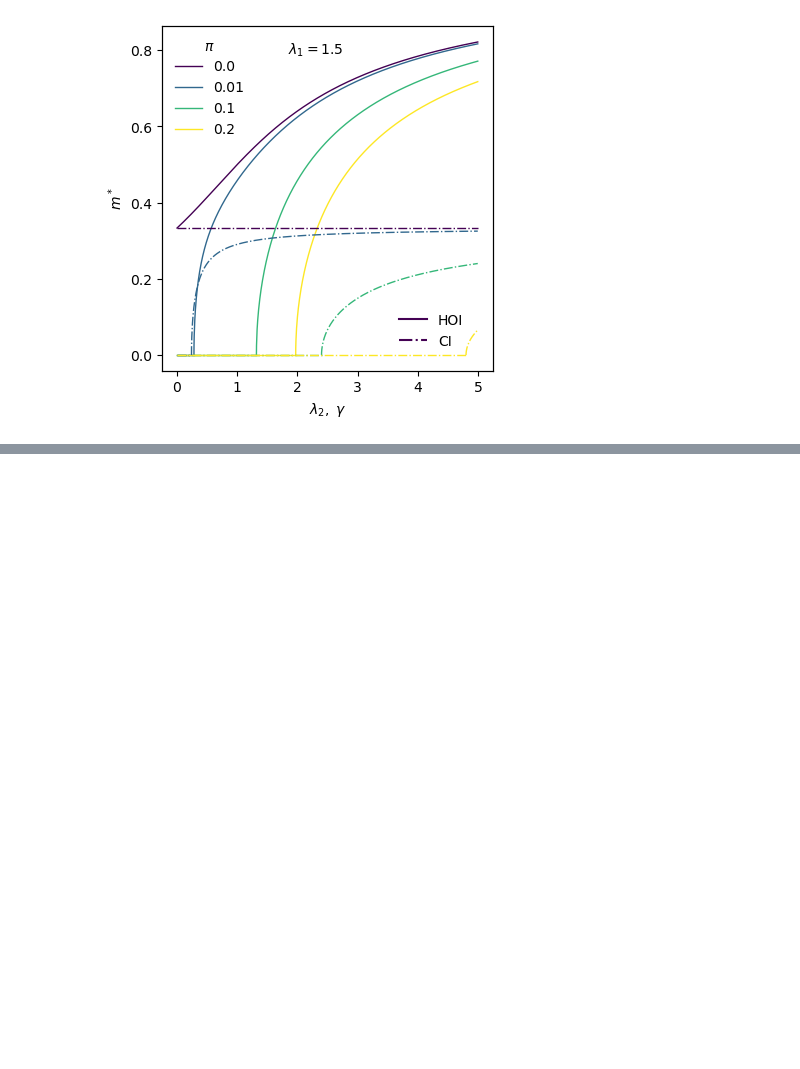
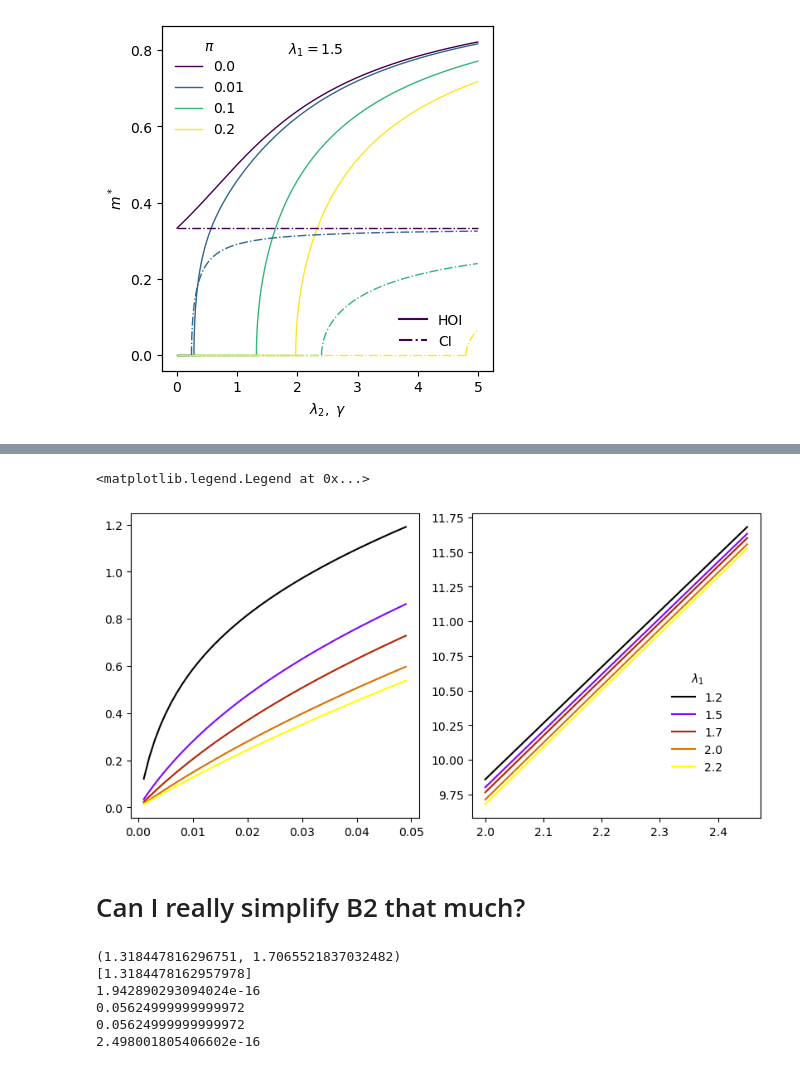
Before and after one commit to dmarchp/TFM_code, a Jupyter notebook: non_lin_models/det_sols_non_lin/1and2simplices.ipynb, the cells around one changed output, grey strips where cells are left out. Drawn from its saved outputs; the diff is of its cells as text; code cells hidden in the pictures; blank space fills up the shorter version.

```diff
--- a/non_lin_models/det_sols_non_lin/1and2simplices.ipynb
+++ b/non_lin_models/det_sols_non_lin/1and2simplices.ipynb
@@ -1056,0 +1027,31 @@ fig.savefig(f'bifurcations_m_HOI_vs_CI_along_gamma_or_l2_l1_{l1}.png')
+# %%
+fig, ax = plt.subplots(1,2,figsize=(8,4), constrained_layout=True)
+
+l1s = [1.2, 1.5, 1.7, 2.0, 2.2]
+pis = np.arange(1e-3,5e-2,1e-3)
+l1_colors = plt.cm.gnuplot(np.linspace(0,1,len(l1s)))
+
+# pis_large = np.arange(1.0,1.5,5e-2)
+pis_large = np.arange(2.0,2.5,5e-2)
+# pis_large = np.arange(1e-3,1.5,5e-2)
+
+for l1,l1_color in zip(l1s,l1_colors):
+
+    l2cs = []
+    for pi in pis:
+        l2c = thresh_line_m_rho_plus([l1, ], pi, b_bisec=30.0)
+        l2cs.append(l2c)
+    ax[0].plot(pis, l2cs, ls='-', color=l1_color, label=f'{l1}')
+
+    l2cs = []
+    for pi in pis_large:
+        l2c = thresh_line_m_rho_plus([l1, ], pi, b_bisec=30.0)
+        l2cs.append(l2c)
+    ax[1].plot(pis_large, l2cs, ls='-', color=l1_color)
+
+fig.legend(loc=(0.85,0.2), title=r'$\lambda_1$', frameon=False)
+# %% [output]
+<matplotlib.legend.Legend at 0x...>
+[figure, added]
+# %% [markdown]
+# Can I really simplify B2 that much?
@@ -1056,0 +1070,19 @@ fig.savefig(f'bifurcations_m_HOI_vs_CI_along_gamma_or_l2_l1_{l1}.png')
+# %%
+l1, pi = 1.5, 0.1
+sols = B2_sols_for_l2c(l1, pi)
+print(sols) # analytical solution from a 2nd degree equation
+print(thresh_line_m_rho_plus([l1, ], pi)) # numerical solution
+
+# only one of the 2nd deg eq solutions actually works:
+print(eq_isoline_rho_plus(sols[0], l1, pi))
+print(eq_isoline_rho_plus(sols[1], l1, pi))
+
+print(eq_isoline_rho_minus(sols[0], l1, pi))
+print(eq_isoline_rho_minus(sols[1], l1, pi))
+# %% [output]
+(1.318447816296751, 1.7065521837032482)
+[1.3184478162957978]
+1.942890293094024e-16
+0.05624999999999972
+0.05624999999999972
+2.498001805406602e-16
```
Also changed, not shown: parts of 15 cells of this notebook, 5 other files.
